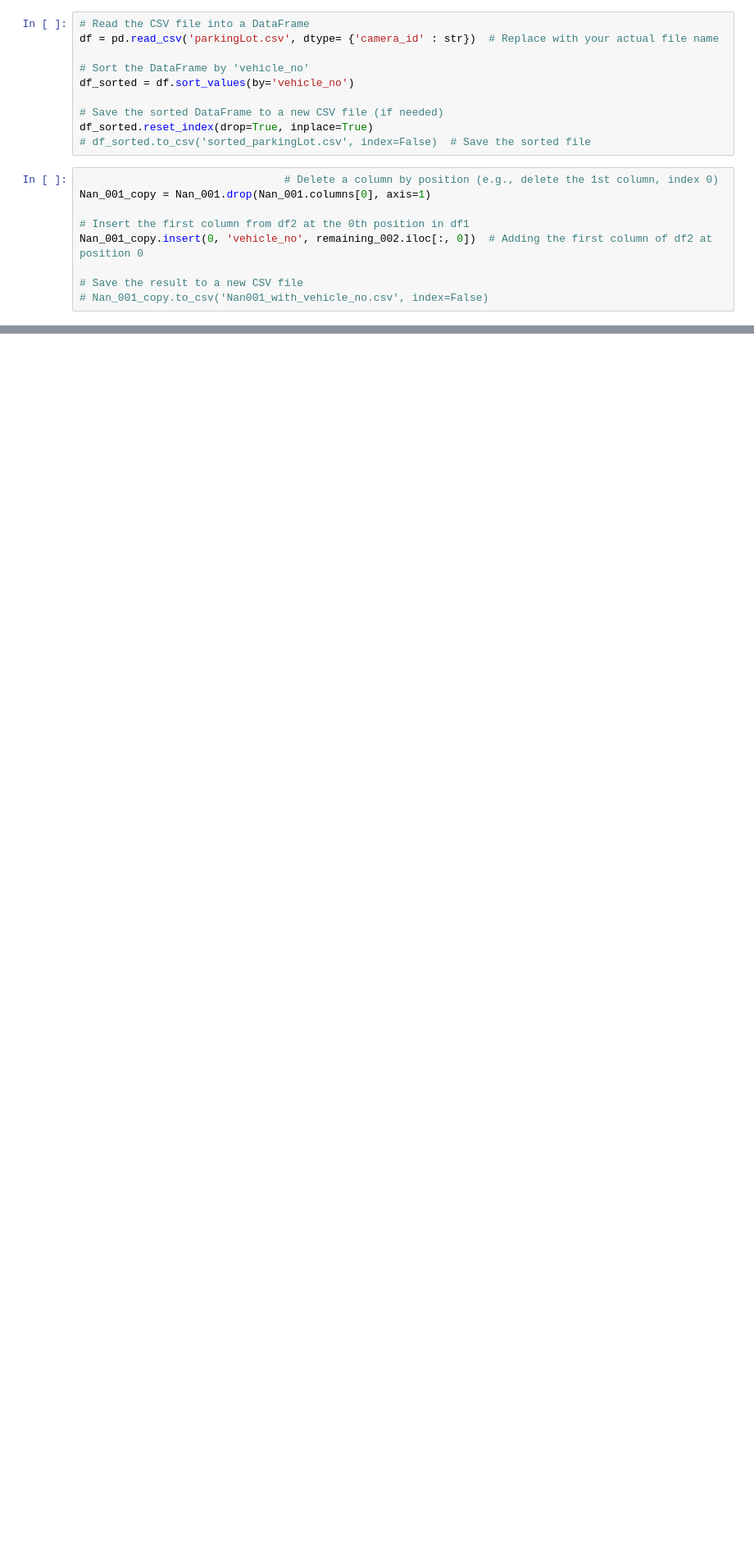
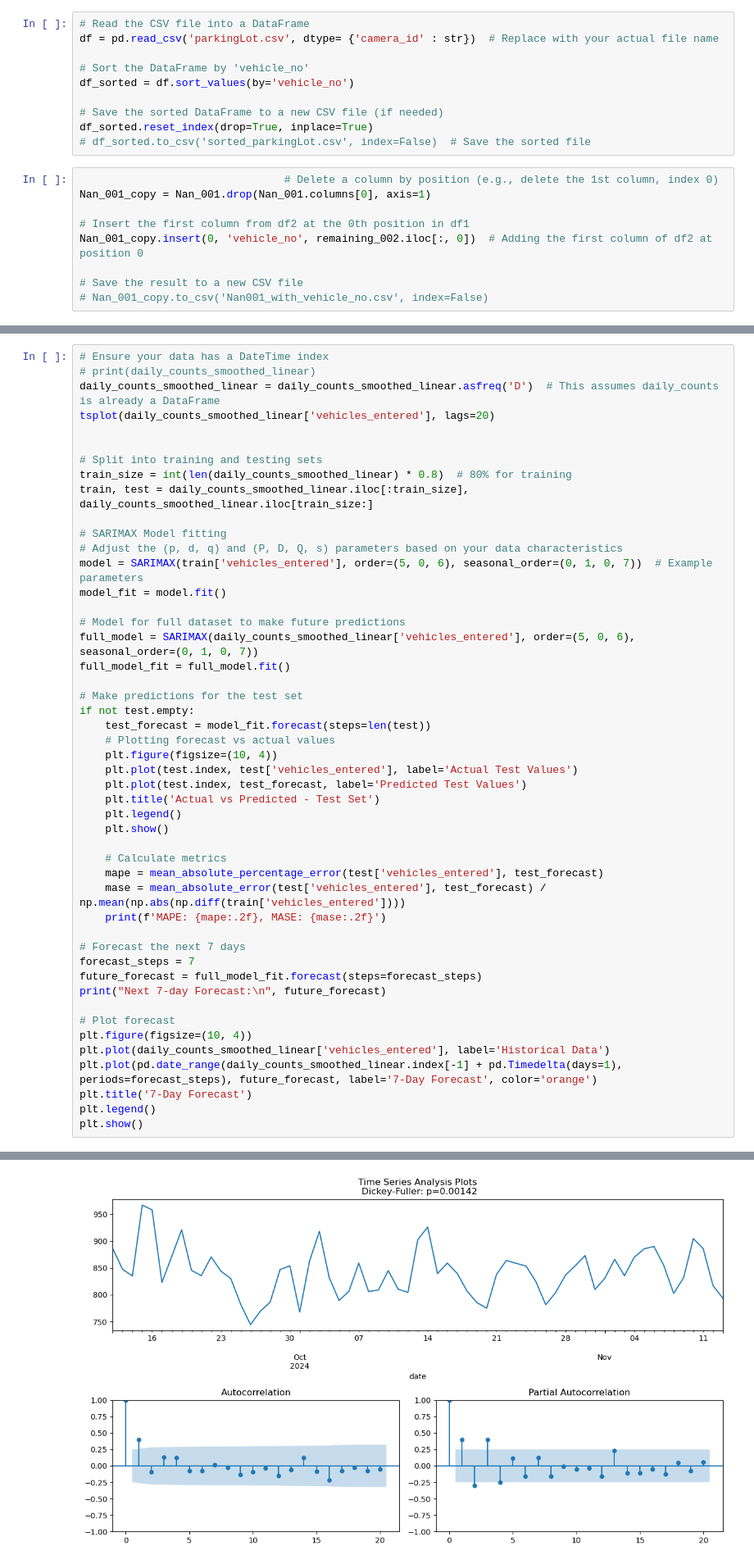
Before and after one commit to rennaMAhcuS/CS215Assignments, a Jupyter notebook: 4/A4-23B0923-23B1017-23B1074/Q1c.ipynb, the cells around one changed output, grey strips where cells are left out. Shown at 82% size. Saved outputs shown, nothing was run; the diff lists cells and outputs as text; blank space fills up the shorter version.

```diff
--- a/4/A4-23B0923-23B1017-23B1074/Q1c.ipynb
+++ b/4/A4-23B0923-23B1017-23B1074/Q1c.ipynb
@@ -131,0 +234,49 @@ Nan_001_copy.insert(0, 'vehicle_no', remaining_002.iloc[:, 0])  # Adding the fir
+# %%
+# Ensure your data has a DateTime index
+# print(daily_counts_smoothed_linear)
+daily_counts_smoothed_linear = daily_counts_smoothed_linear.asfreq('D')  # This assumes daily_counts is already a DataFrame
+tsplot(daily_counts_smoothed_linear['vehicles_entered'], lags=20)
+
+
+# Split into training and testing sets
+train_size = int(len(daily_counts_smoothed_linear) * 0.8)  # 80% for training
+train, test = daily_counts_smoothed_linear.iloc[:train_size], daily_counts_smoothed_linear.iloc[train_size:]
+
+# SARIMAX Model fitting
+# Adjust the (p, d, q) and (P, D, Q, s) parameters based on your data characteristics
+model = SARIMAX(train['vehicles_entered'], order=(5, 0, 6), seasonal_order=(0, 1, 0, 7))  # Example parameters
+model_fit = model.fit()
+
+# Model for full dataset to make future predictions
+full_model = SARIMAX(daily_counts_smoothed_linear['vehicles_entered'], order=(5, 0, 6), seasonal_order=(0, 1, 0, 7))
+full_model_fit = full_model.fit()
+
+# Make predictions for the test set
+if not test.empty:
+    test_forecast = model_fit.forecast(steps=len(test))
+    # Plotting forecast vs actual values
+    plt.figure(figsize=(10, 4))
+    plt.plot(test.index, test['vehicles_entered'], label='Actual Test Values')
+    plt.plot(test.index, test_forecast, label='Predicted Test Values')
+    plt.title('Actual vs Predicted - Test Set')
+    plt.legend()
+    plt.show()
+
+    # Calculate metrics
+    mape = mean_absolute_percentage_error(test['vehicles_entered'], test_forecast)
+    mase = mean_absolute_error(test['vehicles_entered'], test_forecast) / np.mean(np.abs(np.diff(train['vehicles_entered'])))
+    print(f'MAPE: {mape:.2f}, MASE: {mase:.2f}')
+
+# Forecast the next 7 days
+forecast_steps = 7
+future_forecast = full_model_fit.forecast(steps=forecast_steps)
+print("Next 7-day Forecast:\n", future_forecast)
+
+# Plot forecast
+plt.figure(figsize=(10, 4))
+plt.plot(daily_counts_smoothed_linear['vehicles_entered'], label='Historical Data')
+plt.plot(pd.date_range(daily_counts_smoothed_linear.index[-1] + pd.Timedelta(days=1), periods=forecast_steps), future_forecast, label='7-Day Forecast', color='orange')
+plt.title('7-Day Forecast')
+plt.legend()
+plt.show()
+# %% [output]
@@ -131,0 +336 @@ Nan_001_copy.insert(0, 'vehicle_no', remaining_002.iloc[:, 0])  # Adding the fir
+[figure, added]
```
Also changed, not shown: parts of 17 cells of this notebook.
